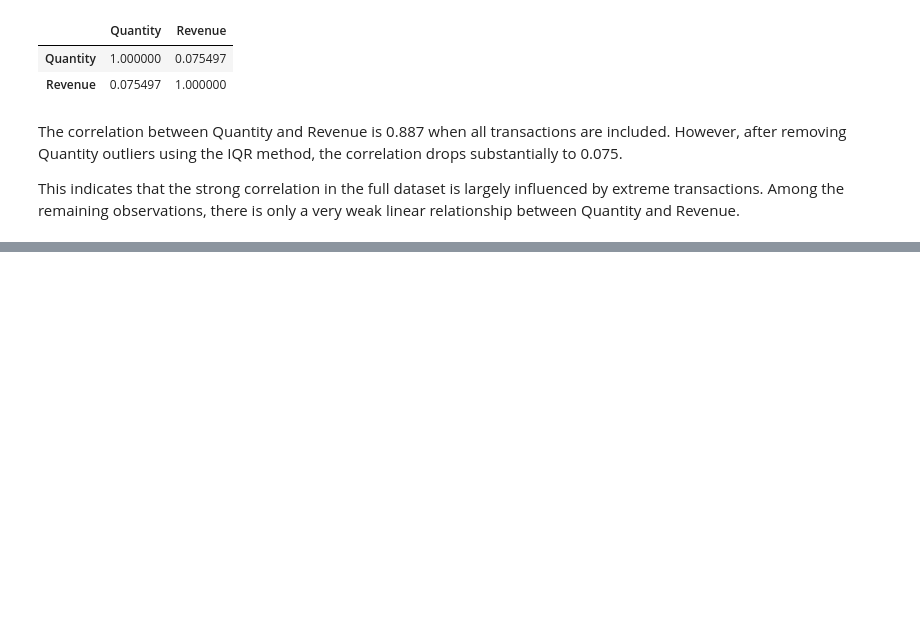
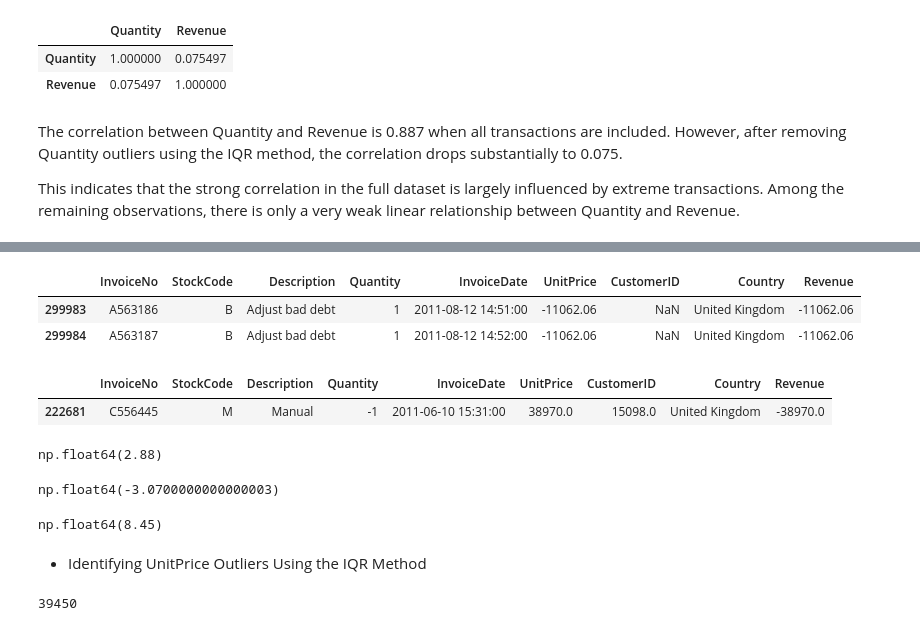
Before and after one commit to aylinshojazade/online-retail-analysis, a Jupyter notebook: analysis.ipynb, the cells around one changed output, grey strips where cells are left out. Cells and saved outputs as stored; diff of their text form; code cells hidden in the pictures; blank space fills up the shorter version.

```diff
--- a/analysis.ipynb
+++ b/analysis.ipynb
@@ -1024,0 +1047,39 @@ This indicates that the strong correlation in the full dataset is largely influe
+# %%
+df[df["UnitPrice"] == -11062.06]
+# %% [output]
+|  | InvoiceNo | StockCode | Description | Quantity | InvoiceDate | UnitPrice | CustomerID | Country | Revenue |
+| 299983 | A563186 | B | Adjust bad debt | 1 | 2011-08-12 14:51:00 | -11062.06 | NaN | United Kingdom | -11062.06 |
+| 299984 | A563187 | B | Adjust bad debt | 1 | 2011-08-12 14:52:00 | -11062.06 | NaN | United Kingdom | -11062.06 |
+# %%
+df[df["UnitPrice"] == 38970]
+# %% [output]
+|  | InvoiceNo | StockCode | Description | Quantity | InvoiceDate | UnitPrice | CustomerID | Country | Revenue |
+| 222681 | C556445 | M | Manual | -1 | 2011-06-10 15:31:00 | 38970.0 | 15098.0 | United Kingdom | -38970.0 |
+# %%
+unitprice_Q1 = df["UnitPrice"].quantile(0.25)
+unitprice_Q3 = df["UnitPrice"].quantile(0.75)
+
+unitprice_IQR = unitprice_Q3 - unitprice_Q1
+
+unitprice_IQR
+# %% [output]
+np.float64(2.88)
+# %%
+unitprice_lower_bound = unitprice_Q1 - 1.5 * unitprice_IQR
+
+unitprice_lower_bound
+# %% [output]
+np.float64(-3.0700000000000003)
+# %%
+unitprice_upper_bound = unitprice_Q3 + 1.5 * unitprice_IQR
+
+unitprice_upper_bound
+# %% [output]
+np.float64(8.45)
+# %% [markdown]
+- Identifying UnitPrice Outliers Using the IQR Method
+# %%
+df[(df["UnitPrice"] < unitprice_lower_bound) |
+   (df["UnitPrice"] > unitprice_upper_bound)].shape[0]
+# %% [output]
+39450
```
Also changed, not shown: parts of 26 cells of this notebook.
